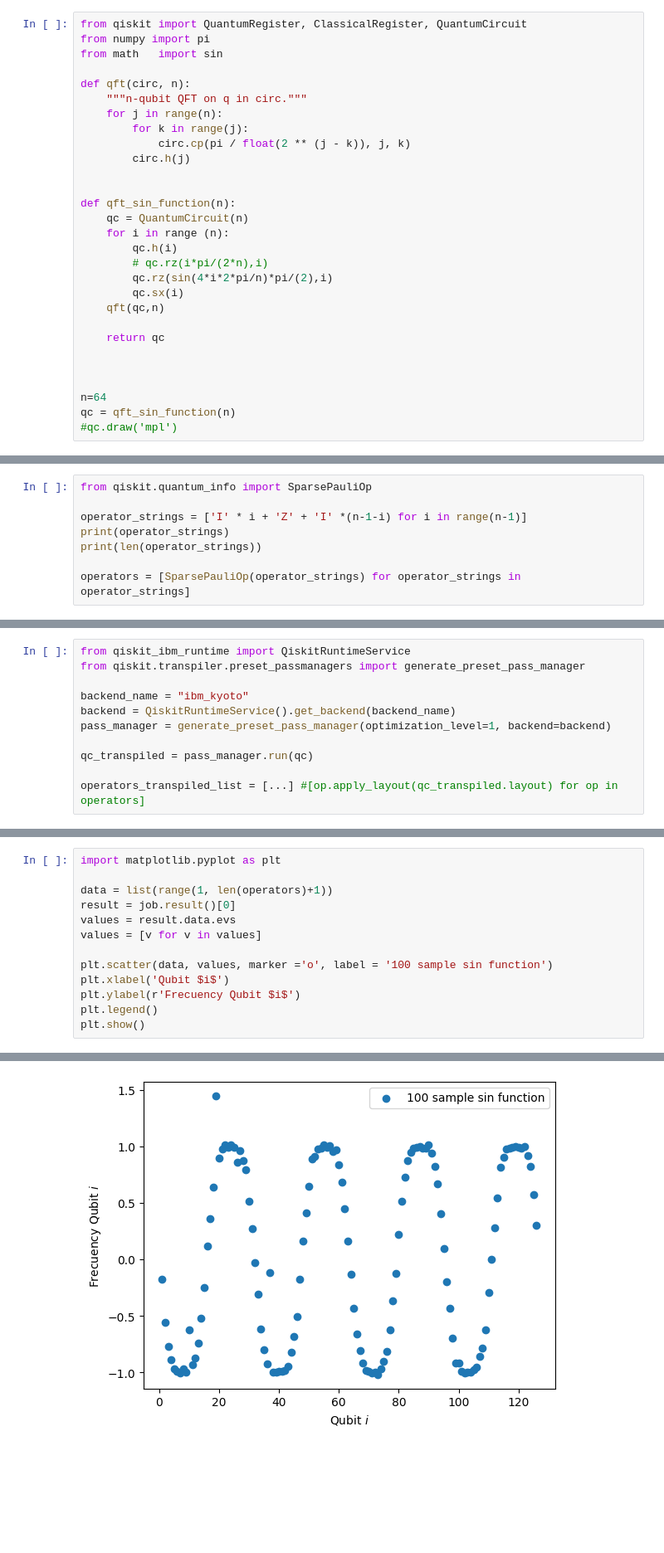
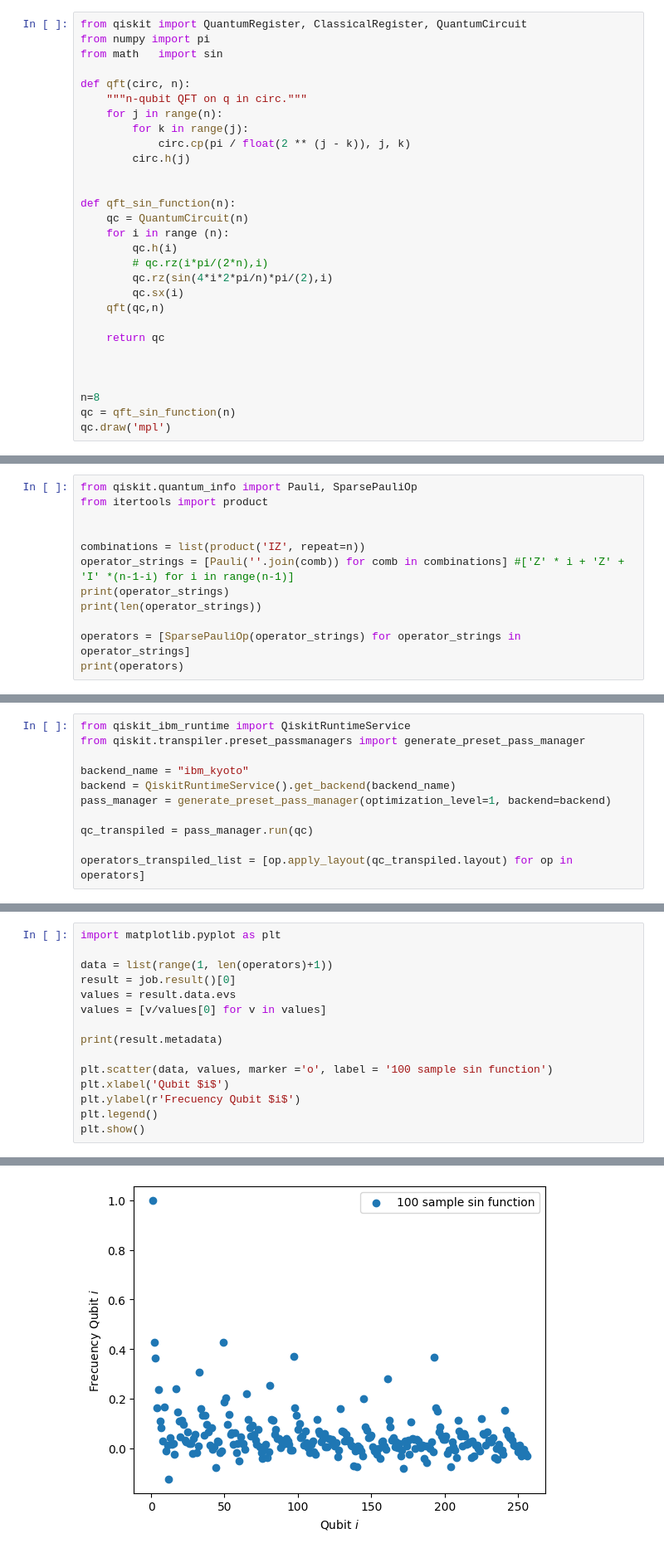
Before and after one commit to martinpaurabe/PracticaQC, a Jupyter notebook: QFT.ipynb, the cells around one changed output, grey strips where cells are left out. Shown at 83% size. Saved outputs shown, nothing was run; the diff lists cells and outputs as text; blank space fills up the shorter version.

```diff
--- a/QFT.ipynb
+++ b/QFT.ipynb
@@ -24,6 +24,6 @@ def qft_sin_function(n):
 
 
 
-n=64
+n=8
 qc = qft_sin_function(n)
-#qc.draw('mpl')
+qc.draw('mpl')
@@ -30,9 +32,13 @@ qc = qft_sin_function(n)
 # %%
-from qiskit.quantum_info import SparsePauliOp
+from qiskit.quantum_info import Pauli, SparsePauliOp
+from itertools import product
 
-operator_strings = ['I' * i + 'Z' + 'I' *(n-1-i) for i in range(n-1)]
+
+combinations = list(product('IZ', repeat=n))
+operator_strings = [Pauli(''.join(comb)) for comb in combinations] #['Z' * i + 'Z' + 'I' *(n-1-i) for i in range(n-1)]
 print(operator_strings)
 print(len(operator_strings))
 
 operators = [SparsePauliOp(operator_strings) for operator_strings in operator_strings]
+print(operators)
 # %% [output]
@@ -48,7 +69,7 @@ pass_manager = generate_preset_pass_manager(optimization_level=1, backend=backen
 
 qc_transpiled = pass_manager.run(qc)
 
-operators_transpiled_list = [...] #[op.apply_layout(qc_transpiled.layout) for op in operators]
+operators_transpiled_list = [op.apply_layout(qc_transpiled.layout) for op in operators]
 # %%
 from qiskit_ibm_runtime import Estimator as Estimator
 from qiskit_ibm_runtime import EstimatorOptions
@@ -74,7 +95,9 @@ import matplotlib.pyplot as plt
 data = list(range(1, len(operators)+1))
 result = job.result()[0]
 values = result.data.evs
-values = [v for v in values]
+values = [v/values[0] for v in values]
+
+print(result.metadata)
 
 plt.scatter(data, values, marker ='o', label = '100 sample sin function')
 plt.xlabel('Qubit $i$')
@@ -85 +109 @@ plt.show()
-[figure, old version]
+[figure, new version]
```
Also changed, not shown: parts of 4 cells of this notebook, 2 other files.
